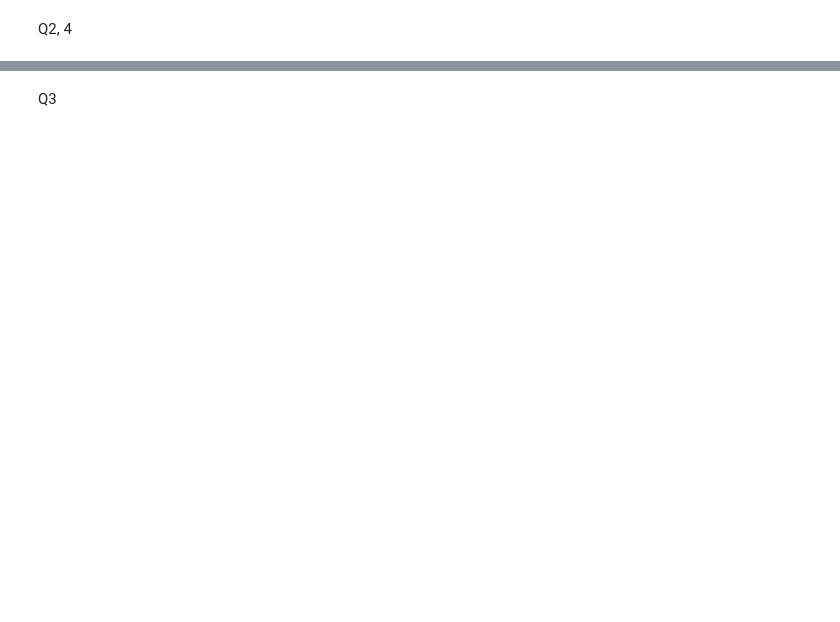
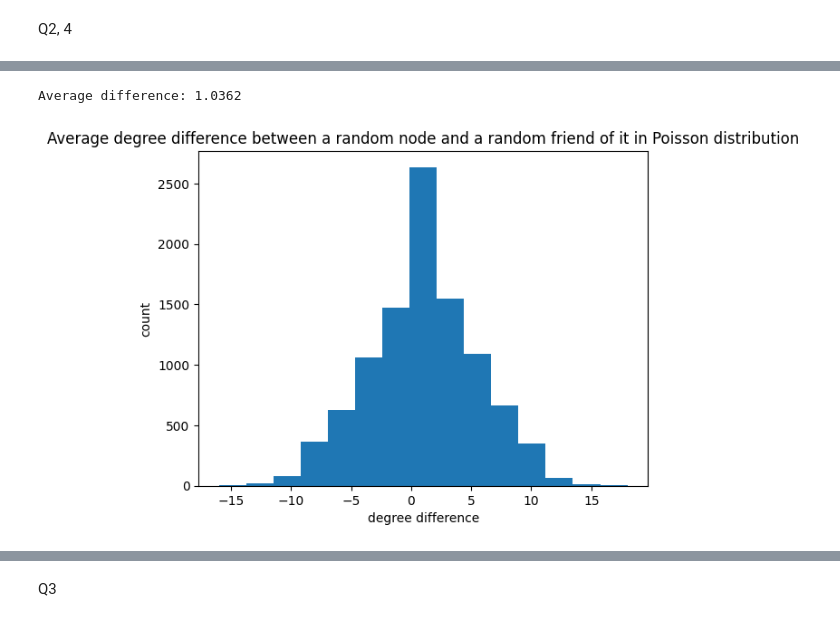
Before and after one commit to ChloeYiu/Network-Friendship-Disease, a Jupyter notebook: week_two.ipynb, the cells around one changed output, grey strips where cells are left out. Cells and saved outputs as stored; diff of their text form; code cells hidden in the pictures; blank space fills up the shorter version.

```diff
--- a/week_two.ipynb
+++ b/week_two.ipynb
@@ -134,3 +135,16 @@ Average degree of a random chosen friend: 11.0132
+# %%
+difference = np.array(j_list) - np.array(i_list)
+
+print(f"Average difference: {sum(difference)/len(difference)}")
+
+plt.hist(difference, bins=15)
+plt.title("Average degree difference between a random node and a random friend of it in Poisson distribution")
+plt.xlabel("degree difference")
+plt.ylabel("count")
+plt.show()
+# %% [output]
+Average difference: 1.0362
+[figure, added]
 # %%
 i_list, j_list = [], []
 
```
Also changed, not shown: parts of 16 cells of this notebook, 3 other files.
